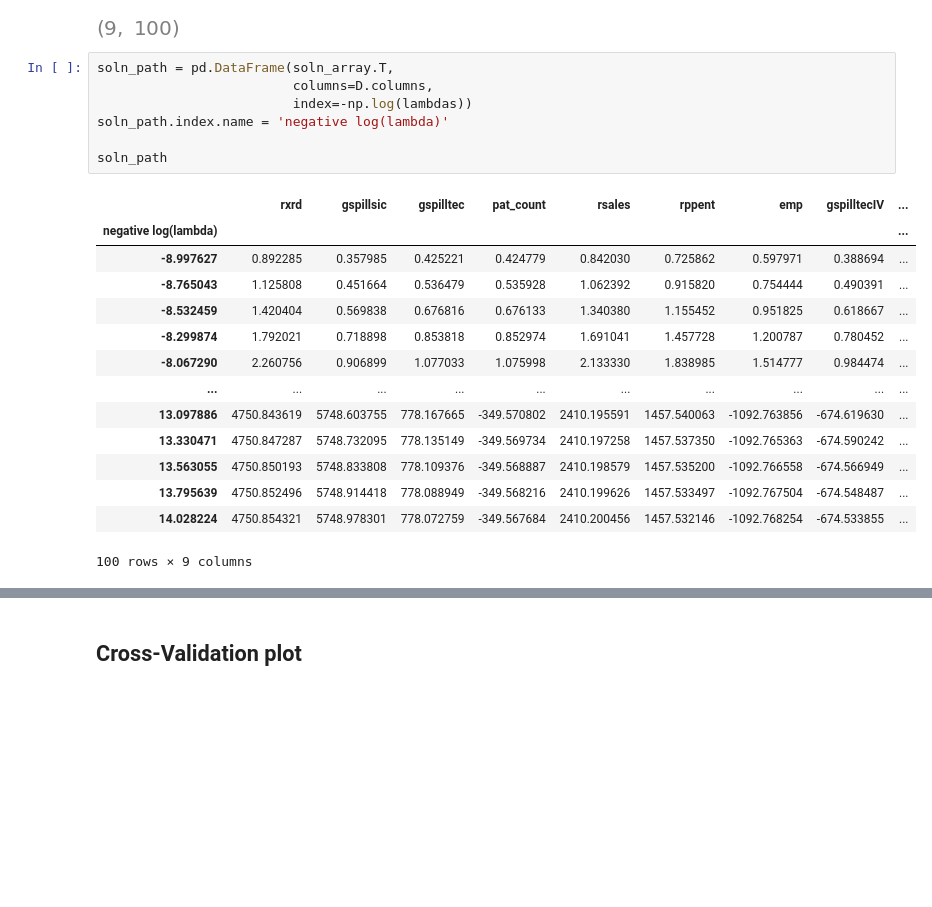
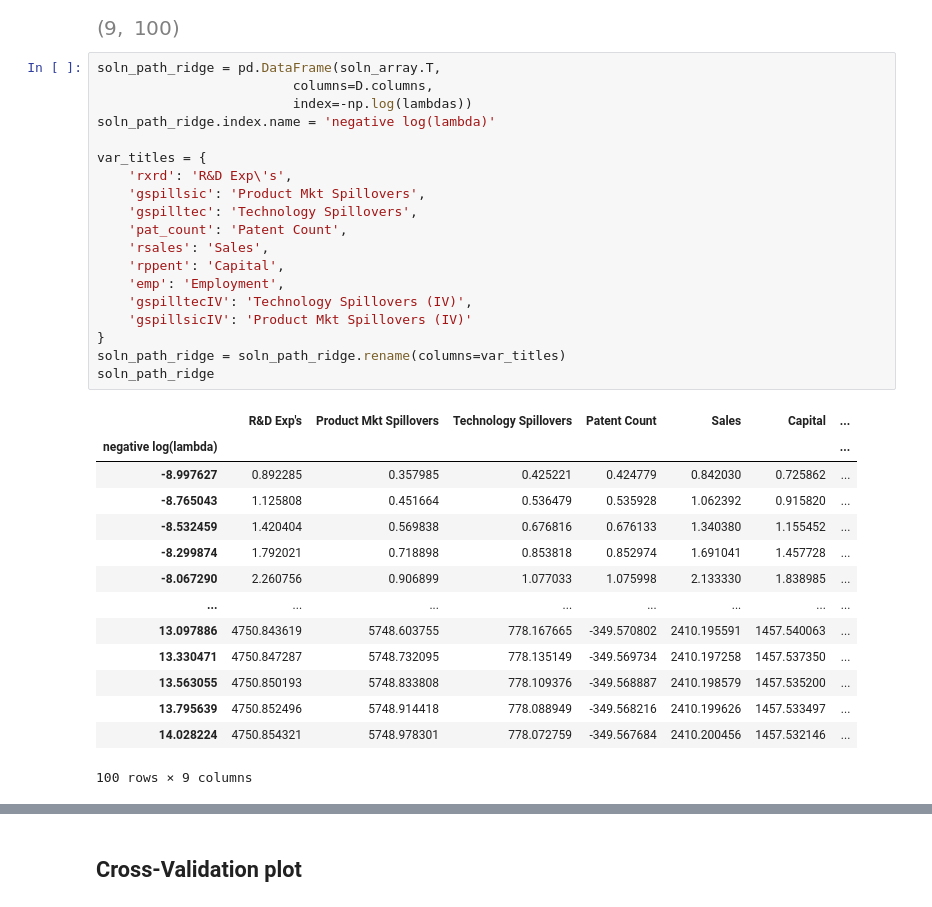
Before and after one commit to MartinMcFarlane/ECO2425-Causal-ML, a Jupyter notebook: Spillovers Project.ipynb, the cells around one changed output, grey strips where cells are left out. Saved outputs shown, nothing was run; the diff lists cells and outputs as text; blank space fills up the shorter version.

```diff
--- a/Spillovers Project.ipynb
+++ b/Spillovers Project.ipynb
@@ -332,25 +332,37 @@ soln_array.shape
 # %% [output]
 [figure]
 # %%
-soln_path = pd.DataFrame(soln_array.T,
+soln_path_ridge = pd.DataFrame(soln_array.T,
                          columns=D.columns,
                          index=-np.log(lambdas))
-soln_path.index.name = 'negative log(lambda)'
+soln_path_ridge.index.name = 'negative log(lambda)'
 
-soln_path
+var_titles = {
+    'rxrd': 'R&D Exp\'s',
+    'gspillsic': 'Product Mkt Spillovers',
+    'gspilltec': 'Technology Spillovers',
+    'pat_count': 'Patent Count',
+    'rsales': 'Sales',
+    'rppent': 'Capital',
+    'emp': 'Employment',
+    'gspilltecIV': 'Technology Spillovers (IV)',
+    'gspillsicIV': 'Product Mkt Spillovers (IV)'
+}
+soln_path_ridge = soln_path_ridge.rename(columns=var_titles)
+soln_path_ridge
 # %% [output]
-|  | rxrd | gspillsic | gspilltec | pat_count | rsales | rppent | emp | gspilltecIV | ... |
-| negative log(lambda) |  |  |  |  |  |  |  |  | ... |
-| -8.997627 | 0.892285 | 0.357985 | 0.425221 | 0.424779 | 0.842030 | 0.725862 | 0.597971 | 0.388694 | ... |
-| -8.765043 | 1.125808 | 0.451664 | 0.536479 | 0.535928 | 1.062392 | 0.915820 | 0.754444 | 0.490391 | ... |
-| -8.532459 | 1.420404 | 0.569838 | 0.676816 | 0.676133 | 1.340380 | 1.155452 | 0.951825 | 0.618667 | ... |
-| -8.299874 | 1.792021 | 0.718898 | 0.853818 | 0.852974 | 1.691041 | 1.457728 | 1.200787 | 0.780452 | ... |
-| -8.067290 | 2.260756 | 0.906899 | 1.077033 | 1.075998 | 2.133330 | 1.838985 | 1.514777 | 0.984474 | ... |
-| ... | ... | ... | ... | ... | ... | ... | ... | ... | ... |
-| 13.097886 | 4750.843619 | 5748.603755 | 778.167665 | -349.570802 | 2410.195591 | 1457.540063 | -1092.763856 | -674.619630 | ... |
-| 13.330471 | 4750.847287 | 5748.732095 | 778.135149 | -349.569734 | 2410.197258 | 1457.537350 | -1092.765363 | -674.590242 | ... |
-| 13.563055 | 4750.850193 | 5748.833808 | 778.109376 | -349.568887 | 2410.198579 | 1457.535200 | -1092.766558 | -674.566949 | ... |
-| 13.795639 | 4750.852496 | 5748.914418 | 778.088949 | -349.568216 | 2410.199626 | 1457.533497 | -1092.767504 | -674.548487 | ... |
-| 14.028224 | 4750.854321 | 5748.978301 | 778.072759 | -349.567684 | 2410.200456 | 1457.532146 | -1092.768254 | -674.533855 | ... |
+|  | R&D Exp's | Product Mkt Spillovers | Technology Spillovers | Patent Count | Sales | Capital | ... |
+| negative log(lambda) |  |  |  |  |  |  | ... |
+| -8.997627 | 0.892285 | 0.357985 | 0.425221 | 0.424779 | 0.842030 | 0.725862 | ... |
+| -8.765043 | 1.125808 | 0.451664 | 0.536479 | 0.535928 | 1.062392 | 0.915820 | ... |
+| -8.532459 | 1.420404 | 0.569838 | 0.676816 | 0.676133 | 1.340380 | 1.155452 | ... |
+| -8.299874 | 1.792021 | 0.718898 | 0.853818 | 0.852974 | 1.691041 | 1.457728 | ... |
+| -8.067290 | 2.260756 | 0.906899 | 1.077033 | 1.075998 | 2.133330 | 1.838985 | ... |
+| ... | ... | ... | ... | ... | ... | ... | ... |
+| 13.097886 | 4750.843619 | 5748.603755 | 778.167665 | -349.570802 | 2410.195591 | 1457.540063 | ... |
+| 13.330471 | 4750.847287 | 5748.732095 | 778.135149 | -349.569734 | 2410.197258 | 1457.537350 | ... |
+| 13.563055 | 4750.850193 | 5748.833808 | 778.109376 | -349.568887 | 2410.198579 | 1457.535200 | ... |
+| 13.795639 | 4750.852496 | 5748.914418 | 778.088949 | -349.568216 | 2410.199626 | 1457.533497 | ... |
+| 14.028224 | 4750.854321 | 5748.978301 | 778.072759 | -349.567684 | 2410.200456 | 1457.532146 | ... |
 100 rows × 9 columns
 # %%
```
Also changed, not shown: parts of 5 cells of this notebook.
